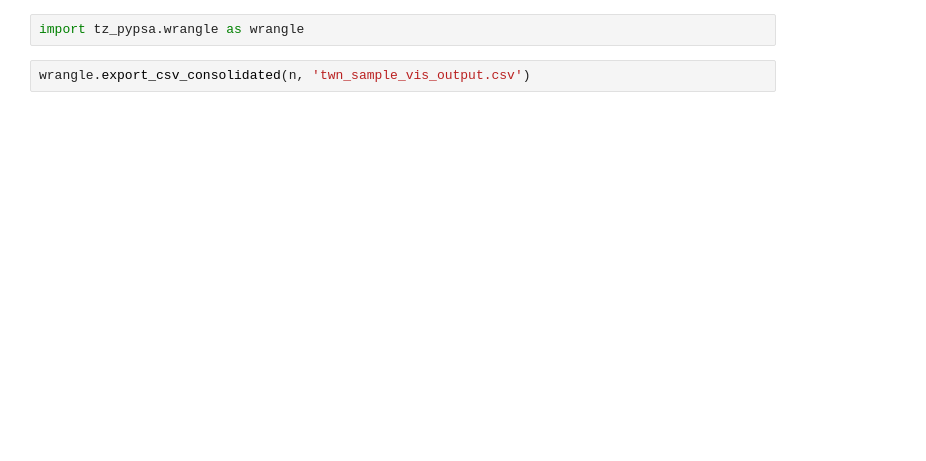
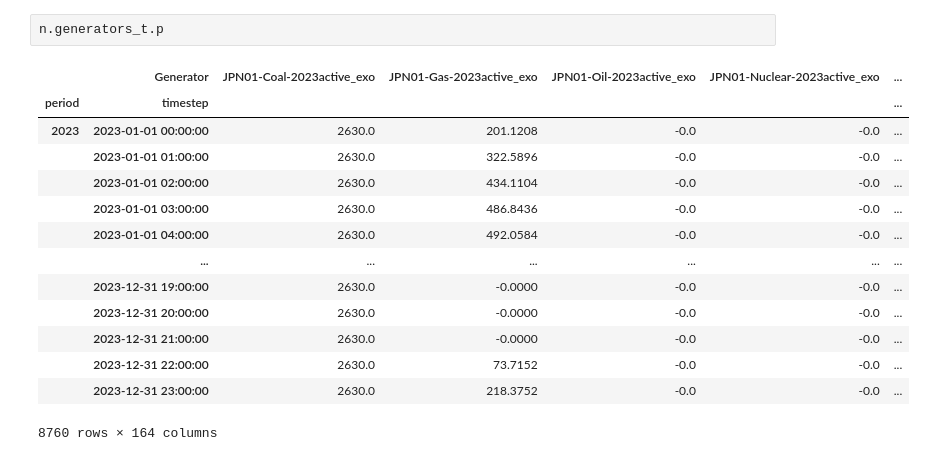
Before and after one commit to transition-zero/tza-pypsa, a Jupyter notebook: Notebook/twn_model_run_testing.ipynb, the cells around one changed output. Saved outputs shown, nothing was run; the diff lists cells and outputs as text; blank space fills up the shorter version.

Commit message:
WIP output

```diff
--- a/Notebook/twn_model_run_testing.ipynb
+++ b/Notebook/twn_model_run_testing.ipynb
@@ -16,4 +44,17 @@ n.optimize(solver_name='highs')
-# %%
-import tz_pypsa.wrangle as wrangle
-# %%
-wrangle.export_csv_consolidated(n, 'twn_sample_vis_output.csv')
+# %%
+n.generators_t.p
+# %% [output]
+|  | Generator | JPN01-Coal-2023active_exo | JPN01-Gas-2023active_exo | JPN01-Oil-2023active_exo | JPN01-Nuclear-2023active_exo | ... |
+| period | timestep |  |  |  |  | ... |
+| 2023 | 2023-01-01 00:00:00 | 2630.0 | 201.1208 | -0.0 | -0.0 | ... |
+|  | 2023-01-01 01:00:00 | 2630.0 | 322.5896 | -0.0 | -0.0 | ... |
+|  | 2023-01-01 02:00:00 | 2630.0 | 434.1104 | -0.0 | -0.0 | ... |
+|  | 2023-01-01 03:00:00 | 2630.0 | 486.8436 | -0.0 | -0.0 | ... |
+|  | 2023-01-01 04:00:00 | 2630.0 | 492.0584 | -0.0 | -0.0 | ... |
+|  | ... | ... | ... | ... | ... | ... |
+|  | 2023-12-31 19:00:00 | 2630.0 | -0.0000 | -0.0 | -0.0 | ... |
+|  | 2023-12-31 20:00:00 | 2630.0 | -0.0000 | -0.0 | -0.0 | ... |
+|  | 2023-12-31 21:00:00 | 2630.0 | -0.0000 | -0.0 | -0.0 | ... |
+|  | 2023-12-31 22:00:00 | 2630.0 | 73.7152 | -0.0 | -0.0 | ... |
+|  | 2023-12-31 23:00:00 | 2630.0 | 218.3752 | -0.0 | -0.0 | ... |
+8760 rows × 164 columns
```
Also changed, not shown: parts of 9 cells of this notebook, 1 other file.
